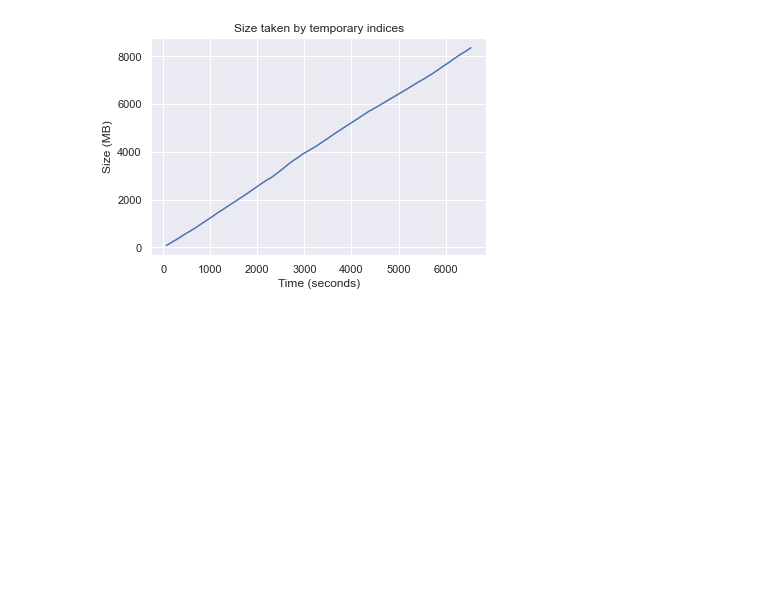
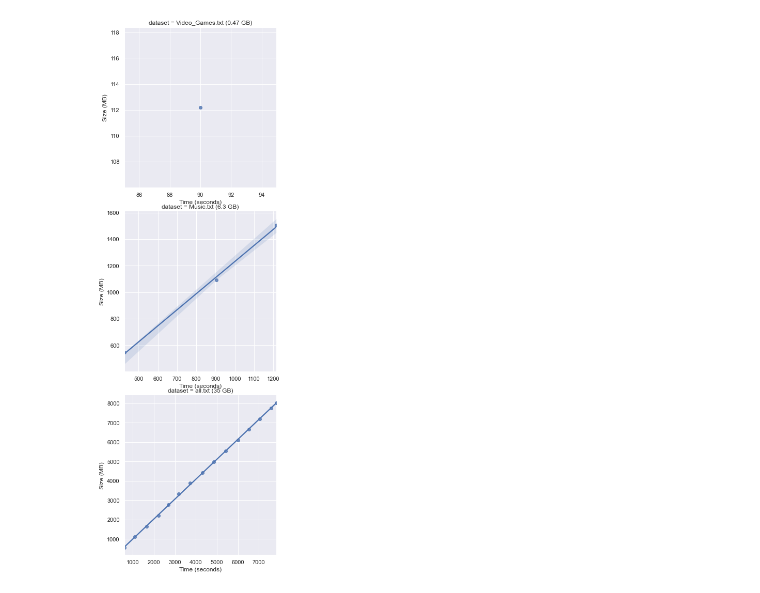
Before and after one commit to nmdanny/FullTextSearchEngine, a Jupyter notebook: analysis/aanalyze_log.ipynb, the cells around one changed output. Saved outputs shown, nothing was run; the diff lists cells and outputs as text; code cells hidden in the pictures; blank space fills up the shorter version.

```diff
--- a/analysis/aanalyze_log.ipynb
+++ b/analysis/aanalyze_log.ipynb
@@ -11,4 +0,0 @@ PATH = "E:\\webdata_datasets\\all_good_seq_parser\\log-sequential-regex.txt"
-# %%
-df, df2 = log_parser.parse_log_file(PATH)
-df["time"] = df["time"].dt.total_seconds()
-df2["time"] = df2["time"].dt.total_seconds()
@@ -23,0 +33,23 @@ ax.get_figure().savefig("runtime.pdf")
+# %%
+def load_logfile(path, label):
+    df, df2 = log_parser.parse_log_file(path)
+    df["time"] = df["time"].dt.total_seconds()
+    df2["time"] = df2["time"].dt.total_seconds()
+    df["dataset"] =  label
+    df2["dataset"] = label
+
+    return df, df2
+
+dfs = []
+df2s = []
+for label, path in datasets.items():
+    try:
+        df, df2 = load_logfile(path, label)
+        dfs.append(df)
+        df2s.append(df2)
+        df2s[-1]["final_index_size"] = get_index_size(path)
+    except IOError:
+        print("Couldn't load ", path)
+
+df = pd.concat(dfs)
+df2 = pd.concat(df2s)
@@ -24,9 +79,10 @@ ax.get_figure().savefig("runtime.pdf")
 # %%
 df2["index_size"] = df2["total_index_size"]/(1000 * 1000)
 
-ax2 = sns.lineplot(data=df2, x="time", y="index_size")
+ax2 = sns.lmplot(data=df2, x="time", y="index_size", row="dataset", sharex=False, sharey=False)
+
 ax2.set(xlabel="Time (seconds)", ylabel="Size (MB)")
-plt.title("Size taken by temporary indices")
 plt.show()
+ax2.savefig("diskusage.pdf")
 # %% [output]
-[figure, old version]
+[figure, new version]
```
Also changed, not shown: parts of 10 cells of this notebook, 9 other files.
